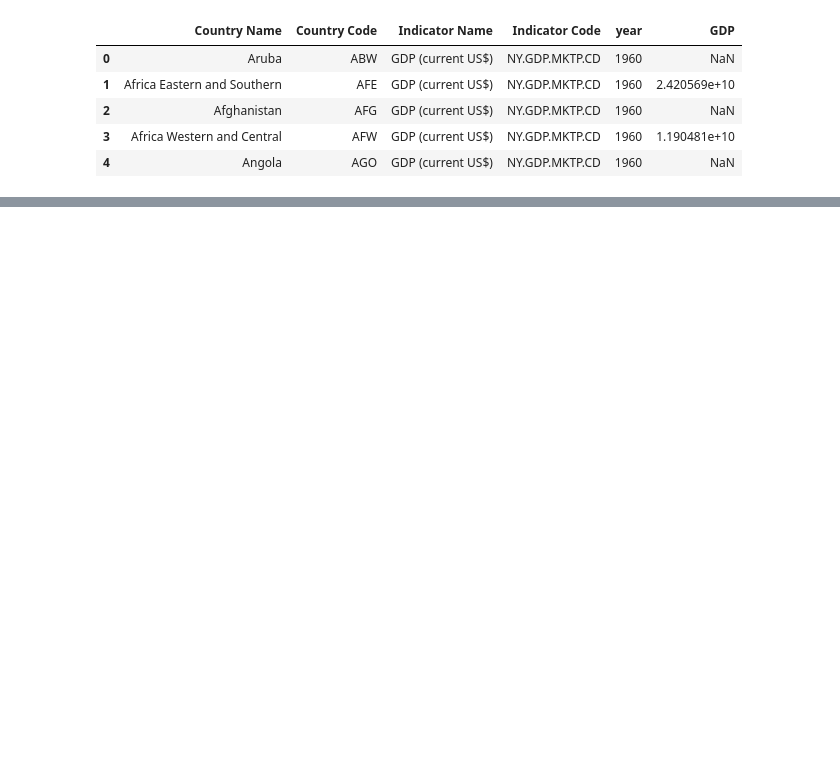
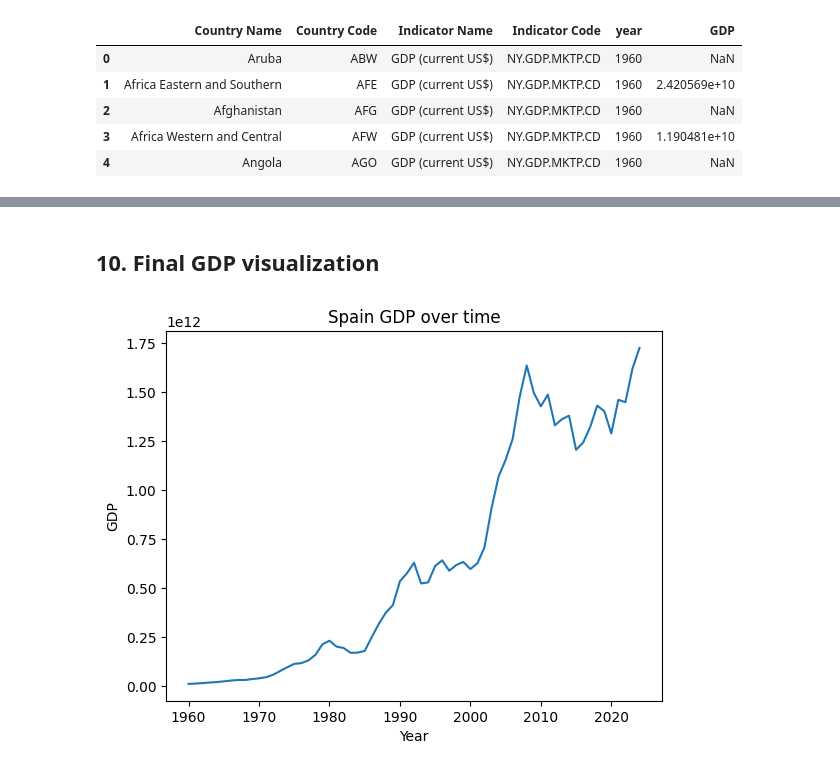
Before and after one commit to alenachuklina/global-economic-risk-monitor, a Jupyter notebook: notebooks/01_data_exploration.ipynb, the cells around one changed output, grey strips where cells are left out. Saved outputs shown, nothing was run; the diff lists cells and outputs as text; code cells hidden in the pictures; blank space fills up the shorter version.

```diff
--- a/notebooks/01_data_exploration.ipynb
+++ b/notebooks/01_data_exploration.ipynb
@@ -120,0 +153,6 @@ df_long.head()
+# %%
+df_long = df_long.dropna()
+df_long["year"] = df_long["year"].astype(int)
+# %%
+spain = df_long[df_long["Country Name"] == "Spain"]
+spain.head()
@@ -120,0 +166,10 @@ df_long.head()
+# %% [markdown]
+## 10. Final GDP visualization
+# %%
+plt.plot(spain["year"], spain["GDP"])
+plt.title("Spain GDP over time")
+plt.xlabel("Year")
+plt.ylabel("GDP")
+plt.show()
+# %% [output]
+[figure, added]
```
Also changed, not shown: parts of 21 cells of this notebook.
